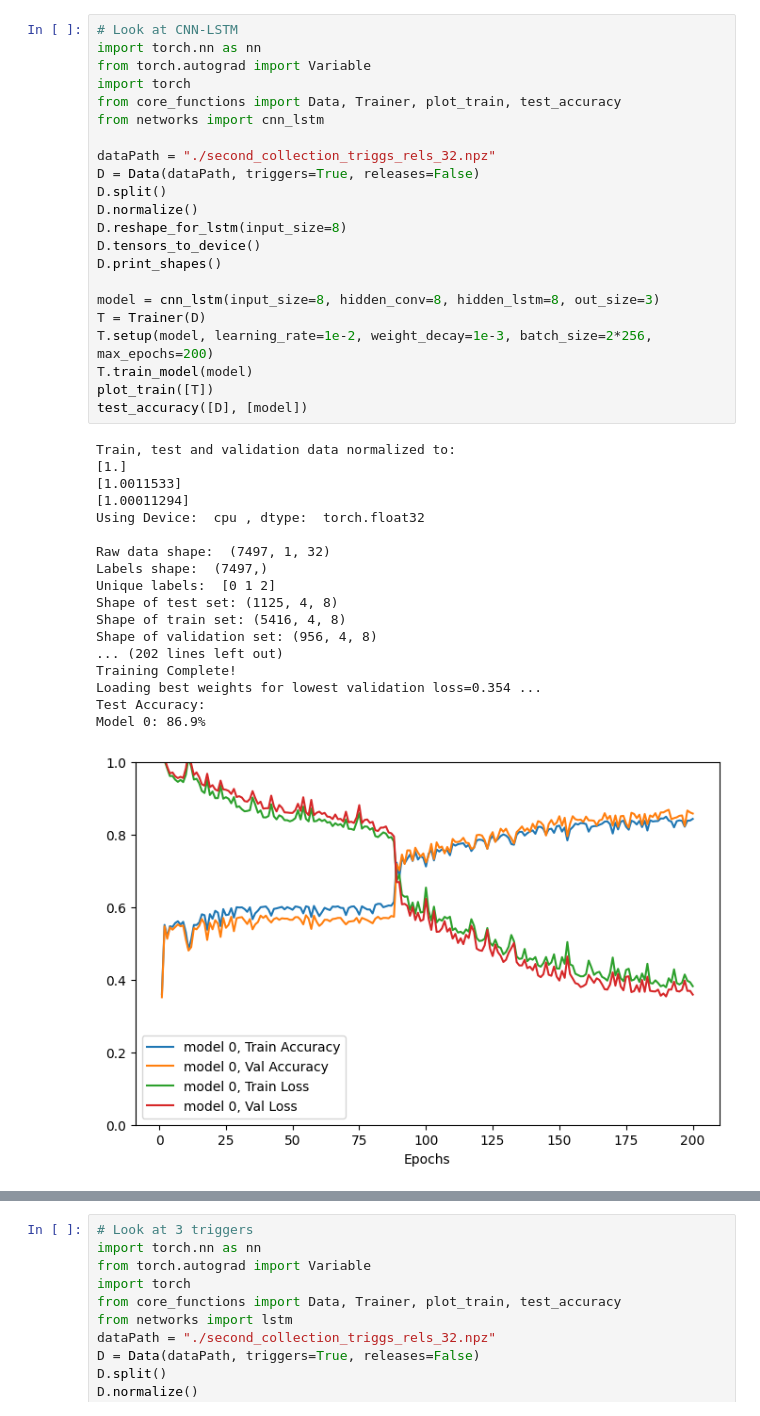
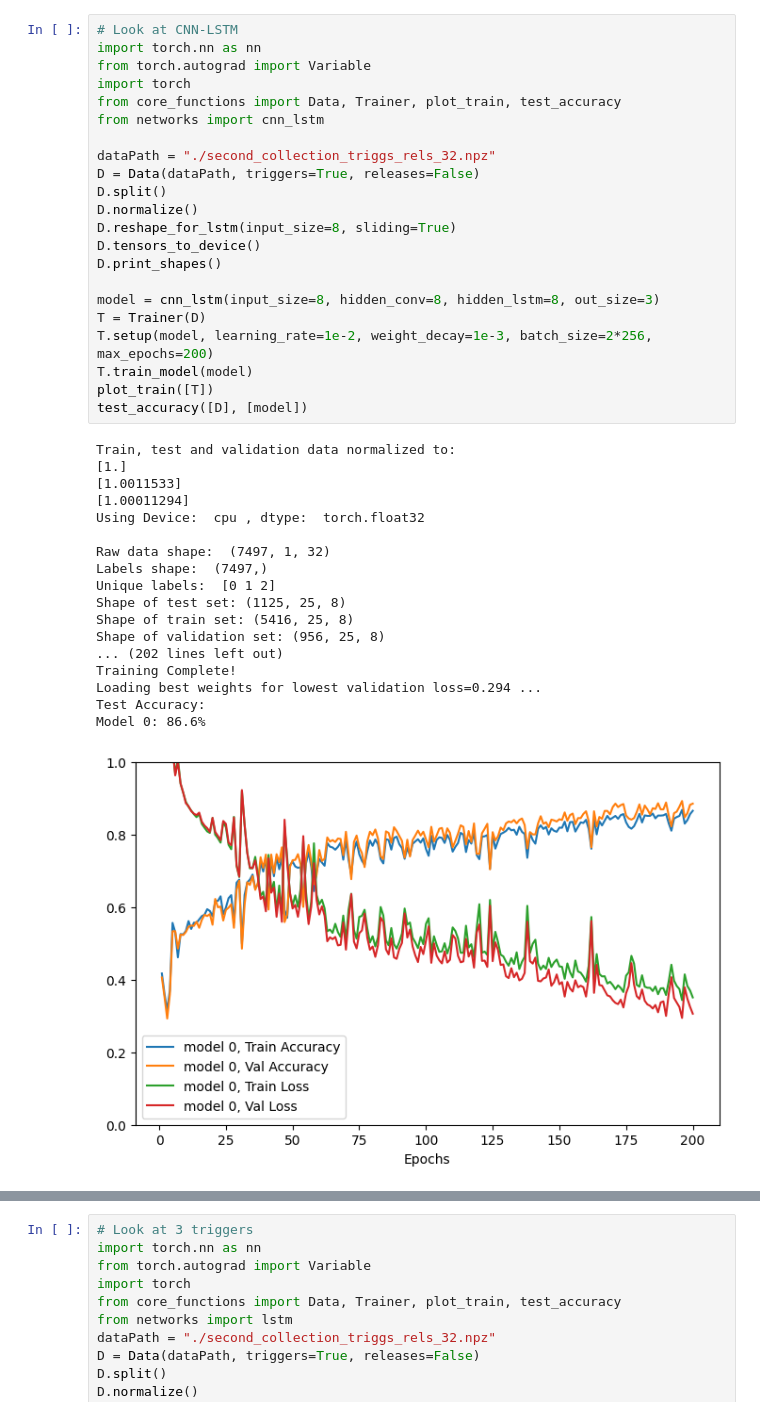
Before and after one commit to GuiMacielPereira/sensor_ML, a Jupyter notebook: data_processing/lstm_pytorch.sync.ipynb, the cells around one changed output, grey strips where cells are left out. Saved outputs shown, nothing was run; the diff lists cells and outputs as text.

```diff
--- a/data_processing/lstm_pytorch.sync.ipynb
+++ b/data_processing/lstm_pytorch.sync.ipynb
@@ -47,40 +48,40 @@ from torch.autograd import Variable
 import torch
 from core_functions import Data, Trainer, plot_train, test_accuracy
 from networks import cnn_lstm
 
 dataPath = "./second_collection_triggs_rels_32.npz"
 D = Data(dataPath, triggers=True, releases=False)
 D.split()
 D.normalize()
-D.reshape_for_lstm(input_size=8)
+D.reshape_for_lstm(input_size=8, sliding=True)
 D.tensors_to_device()
 D.print_shapes()
 
 model = cnn_lstm(input_size=8, hidden_conv=8, hidden_lstm=8, out_size=3)
 T = Trainer(D)
 T.setup(model, learning_rate=1e-2, weight_decay=1e-3, batch_size=2*256, max_epochs=200)
 T.train_model(model)
 plot_train([T])
 test_accuracy([D], [model])
 # %% [output]
 Train, test and validation data normalized to:
 [1.]
 [1.0011533]
 [1.00011294]
 Using Device:  cpu , dtype:  torch.float32
 
 Raw data shape:  (7497, 1, 32)
 Labels shape:  (7497,)
 Unique labels:  [0 1 2]
-Shape of test set: (1125, 4, 8)
-Shape of train set: (5416, 4, 8)
-Shape of validation set: (956, 4, 8)
+Shape of test set: (1125, 25, 8)
+Shape of train set: (5416, 25, 8)
+Shape of validation set: (956, 25, 8)
 ... (202 lines left out)
 Training Complete!
-Loading best weights for lowest validation loss=0.354 ...
+Loading best weights for lowest validation loss=0.294 ...
 Test Accuracy:
-Model 0: 86.9%
+Model 0: 86.6%
-[figure, old version]
+[figure, new version]
 # %%
 # Look at longer intervals
 # Prepare data for lstm
```
Also changed, not shown: parts of 4 cells of this notebook, 4 other files.
